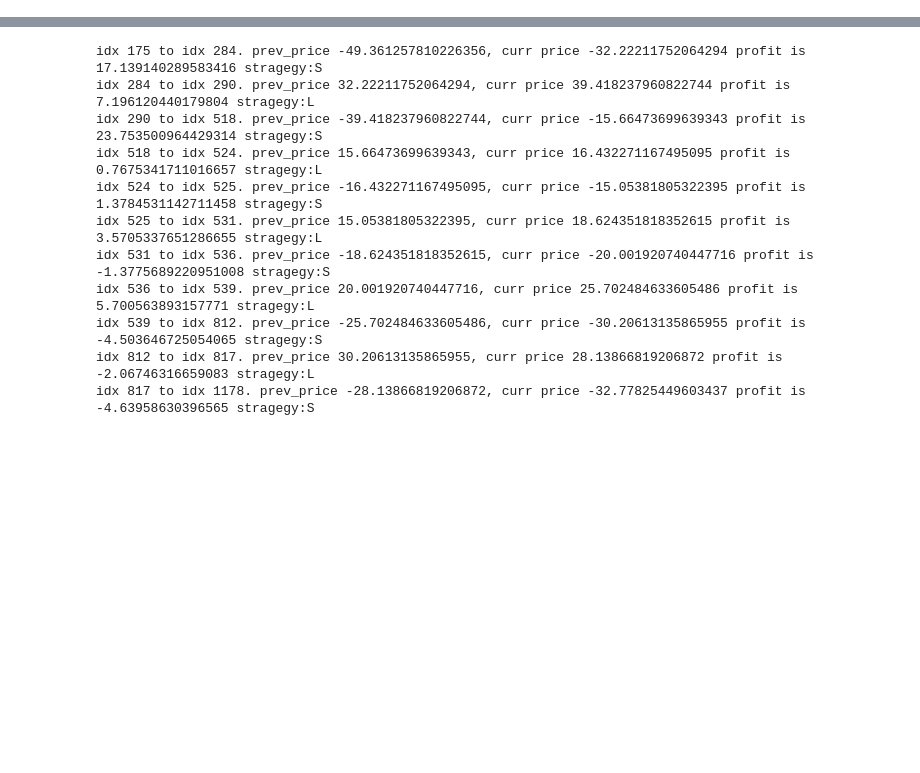
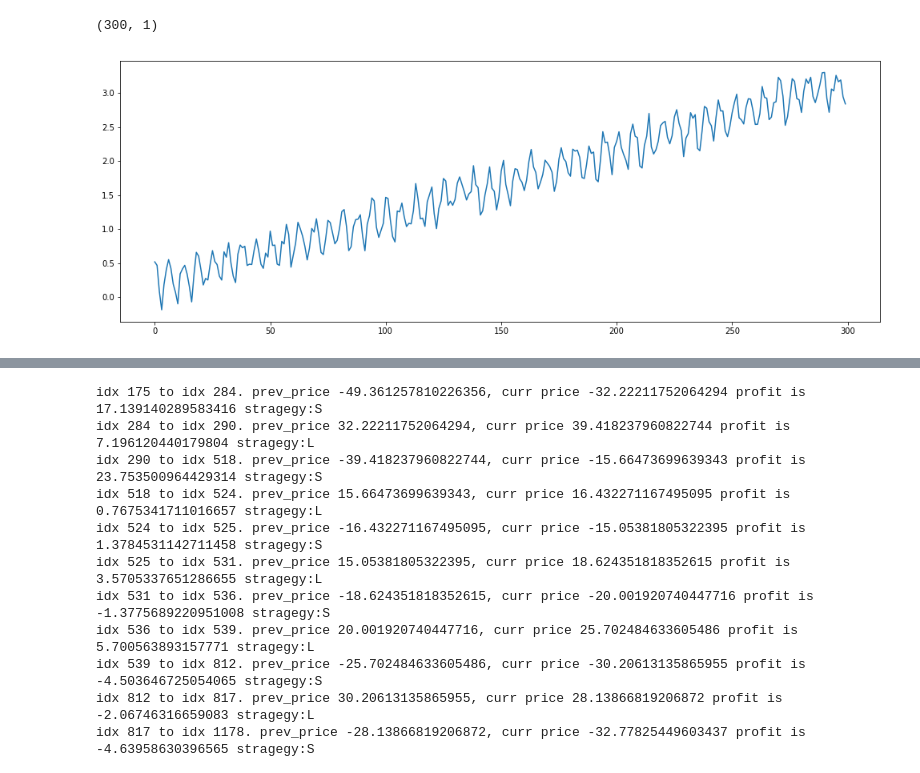
Before and after one commit to webclinic017/happycoding, a Jupyter notebook: Pair trade_Time_series/LSTM model-selection.ipynb, the cells around one changed output, grey strips where cells are left out. Cells and saved outputs as stored; diff of their text form; code cells hidden in the pictures; blank space fills up the shorter version.

```diff
--- a/Pair trade_Time_series/LSTM model-selection.ipynb
+++ b/Pair trade_Time_series/LSTM model-selection.ipynb
@@ -649,0 +112,12 @@ plt.show()
+# %%
+import random
+fake_data=[]
+for i in range(0,300):
+    fake_data.append(i/100 +np.cos(i)/4+random.random()/3)
+plt.plot(fake_data)
+fake_data=fake_data-np.mean(fake_data)
+fake_data_df=pd.DataFrame({'realcombo':fake_data})
+print(fake_data_df.shape)
+# %% [output]
+(300, 1)
+[figure, added]
```
Also changed, not shown: parts of 62 cells of this notebook, 17 other files.
